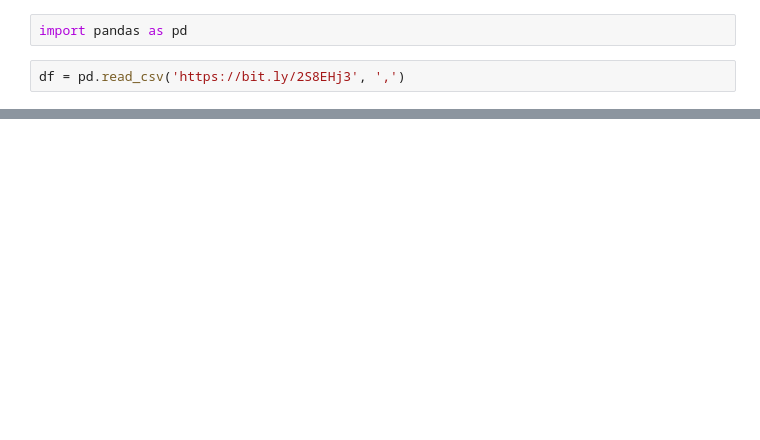
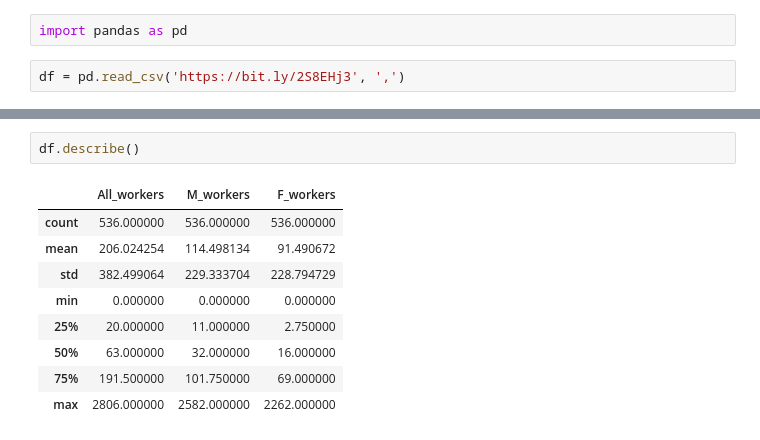
Before and after one commit to sghenimi/ScratchML, a Jupyter notebook: women_salary_data.ipynb, the cells around one changed output, grey strips where cells are left out. Drawn from its saved outputs; the diff is of its cells as text; blank space fills up the shorter version.

```diff
--- a/women_salary_data.ipynb
+++ b/women_salary_data.ipynb
@@ -15,0 +52,12 @@ df.head()
+# %%
+df.describe()
+# %% [output]
+|  | All_workers | M_workers | F_workers |
+| count | 536.000000 | 536.000000 | 536.000000 |
+| mean | 206.024254 | 114.498134 | 91.490672 |
+| std | 382.499064 | 229.333704 | 228.794729 |
+| min | 0.000000 | 0.000000 | 0.000000 |
+| 25% | 20.000000 | 11.000000 | 2.750000 |
+| 50% | 63.000000 | 32.000000 | 16.000000 |
+| 75% | 191.500000 | 101.750000 | 69.000000 |
+| max | 2806.000000 | 2582.000000 | 2262.000000 |
```
Also changed, not shown: parts of 6 cells of this notebook.
